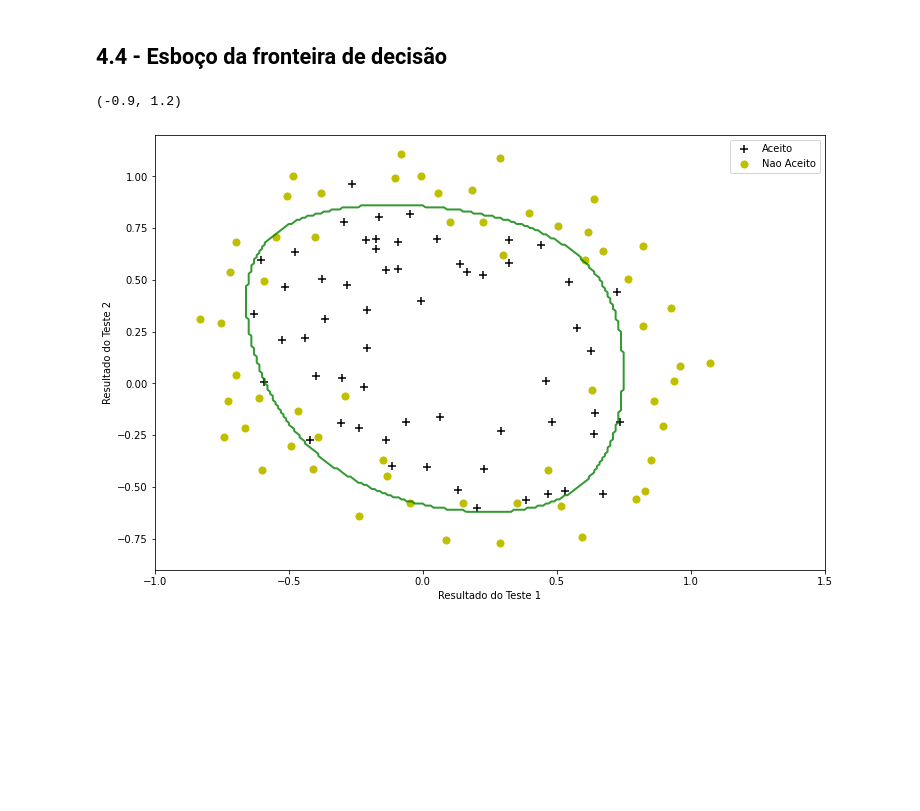
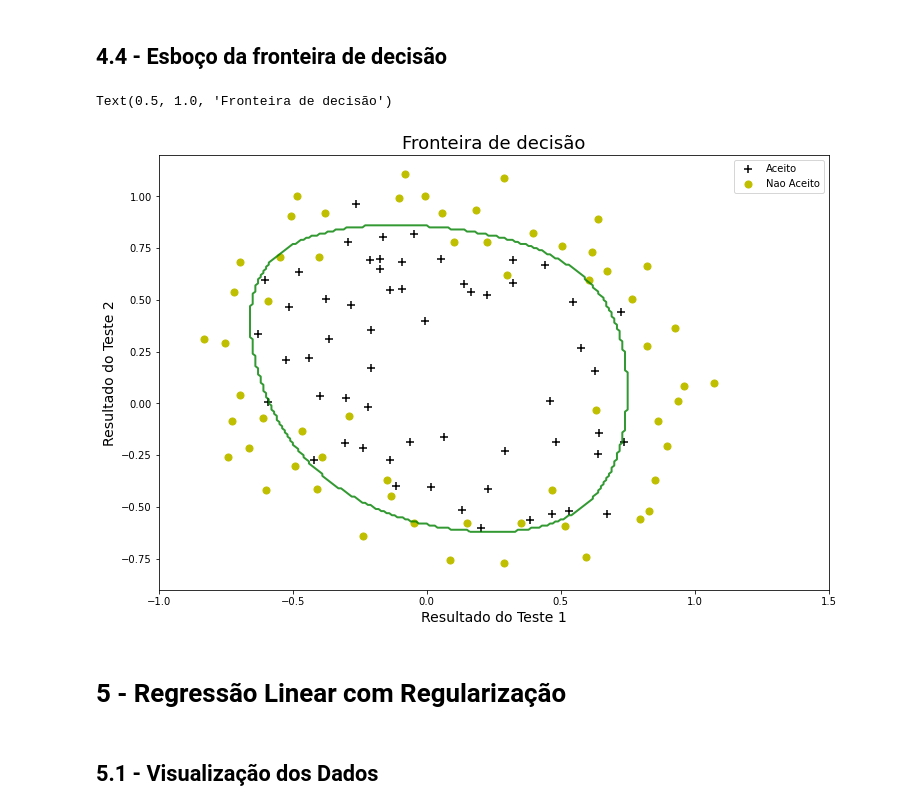
Before and after one commit to caioseda/ml-class, a Jupyter notebook: ml-t1/Trabalho1.ipynb, the cells around one changed output. Drawn from its saved outputs; the diff is of its cells as text; code cells hidden in the pictures; blank space fills up the shorter version.

```diff
--- a/ml-t1/Trabalho1.ipynb
+++ b/ml-t1/Trabalho1.ipynb
@@ -286,10 +285,16 @@ array([ 1.25441475,  0.62276785,  1.19242766, -2.00505523, -0.87290733,
 ## 4.4 - Esboço da fronteira de decisão
 # %%
 from plotDecisionBoundary import plot
+import matplotlib.pyplot as plt
 
 plot(data, theta_min)
 plt.xlim((-1,1.5))
 plt.ylim((-0.9,1.2))
+plt.title("Fronteira de decisão", fontsize=18)
 # %% [output]
-(-0.9, 1.2)
+Text(0.5, 1.0, 'Fronteira de decisão')
-[figure, old version]
+[figure, new version]
+# %% [markdown]
+# 5 - Regressão Linear com Regularização
+# %% [markdown]
+## 5.1 - Visualização dos Dados
```
Also changed, not shown: parts of 21 cells of this notebook, 9 other files.
